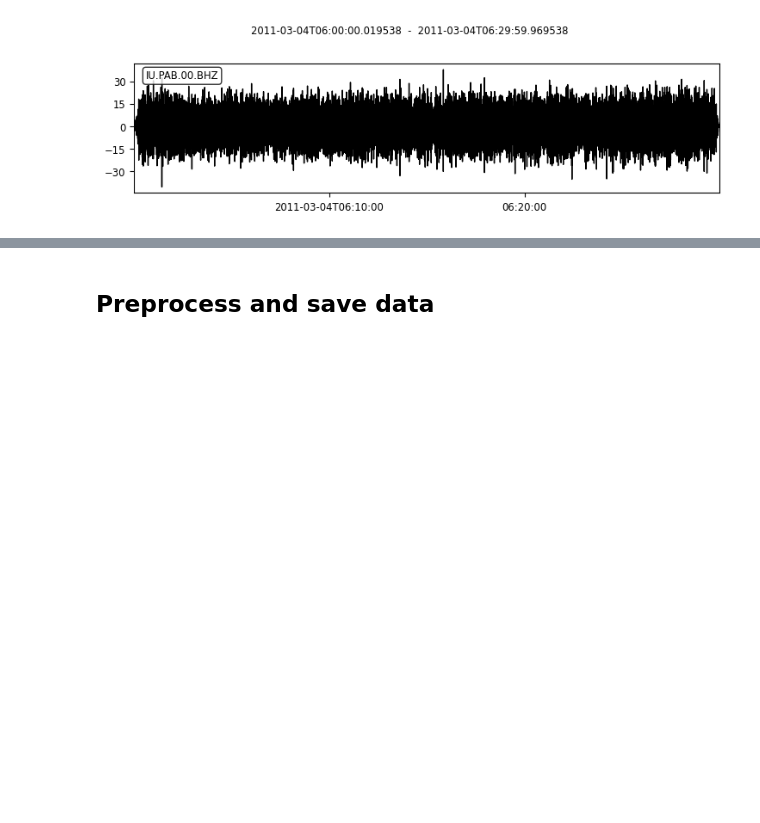
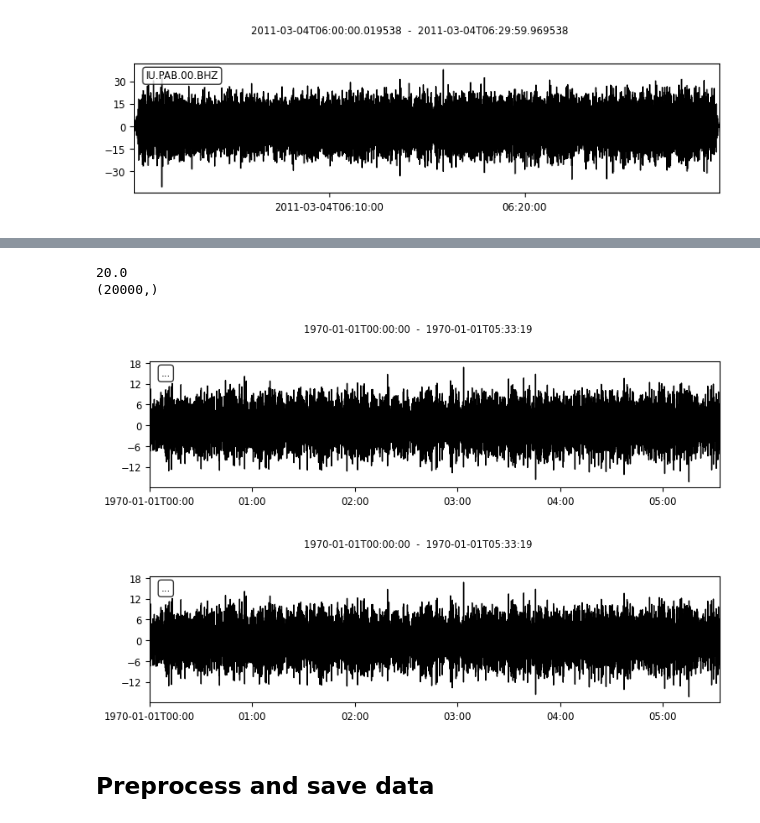
Before and after one commit to blainerothrock/seisml, a Jupyter notebook: playground/triggered_tremor/data_exploration.ipynb, the cells around one changed output, grey strips where cells are left out. Drawn from its saved outputs; the diff is of its cells as text; code cells hidden in the pictures; blank space fills up the shorter version.

```diff
--- a/playground/triggered_tremor/data_exploration.ipynb
+++ b/playground/triggered_tremor/data_exploration.ipynb
@@ -42,6 +44,7 @@ def trim_positive(trace, rate=100, seconds=1000, speed=4.0):
 def trim_negative(trace, rate=100, seconds=1000, start_sec=400):
     starttime = trace.stats.starttime
     endtime = trace.stats.endtime
+    sampling_rate = trace.stats.sampling_rate
 
     if endtime - starttime < seconds:
         return None
@@ -50,7 +53,13 @@ def trim_negative(trace, rate=100, seconds=1000, start_sec=400):
     else:
         trimmed = trace.trim(endtime - seconds, endtime)
 
-    return trimmed.detrend('demean').resample(rate)[:rate*seconds]
+    trimmed = trimmed.detrend('demean')
+
+    if rate >= sampling_rate:
+        return trimmed.resample(rate)[:rate*seconds]
+    else:
+        decimate_factor = int(sampling_rate / rate)
+        return trimmed.decimate(decimate_factor)[:rate*seconds]
 # %%
 pos_stream = read(os.path.join(pos_dir, positive_files[0]))
 print(pos_stream[0])
@@ -84,3 +87,13 @@ IU.PAB.00.BHZ | 2011-03-04T06:06:40.059538Z - 2011-03-04T06:23:20.059538Z | 100.
+# %%
+print(neg_stream[0].stats.sampling_rate)
+trimmed_neg = trim_negative(neg_stream[0], rate=20)
+print(trimmed_neg.shape)
+obspy.Trace(trimmed_neg).plot()
+# %% [output]
+20.0
+(20000,)
+[figure, added]
+[figure, added]
 # %% [markdown]
 ## Preprocess and save data
 # %%
```
Also changed, not shown: parts of 9 cells of this notebook, 13 other files.
